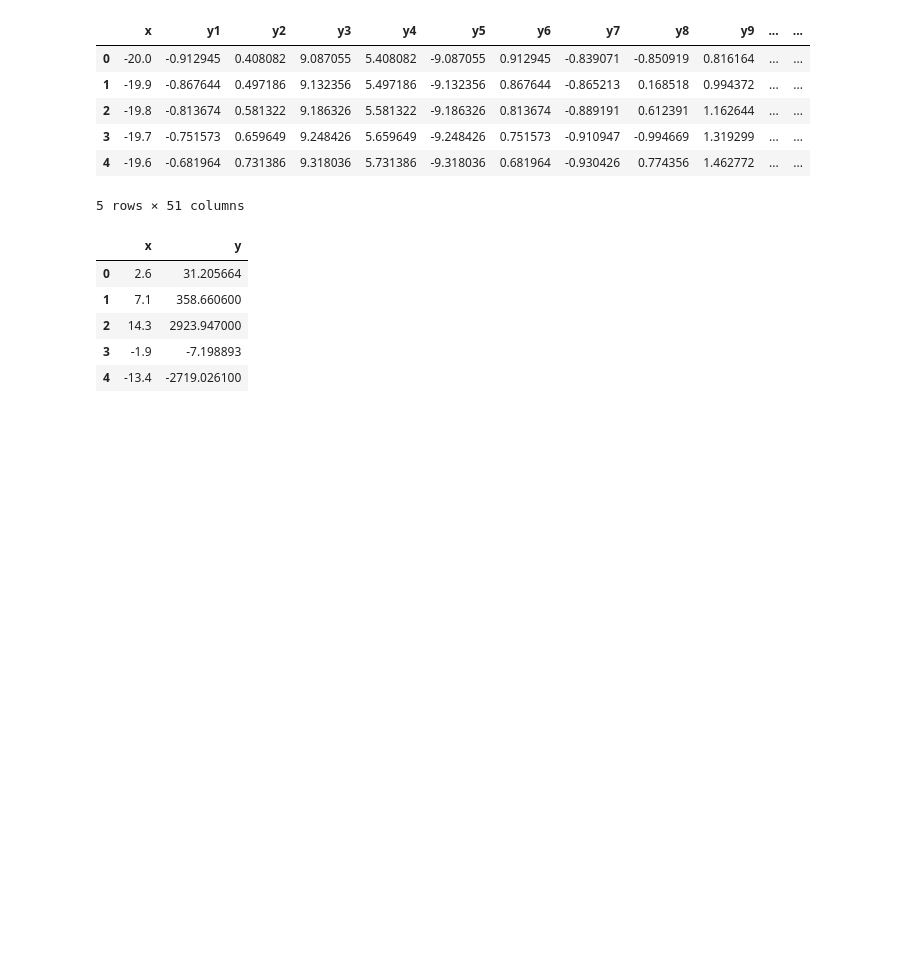
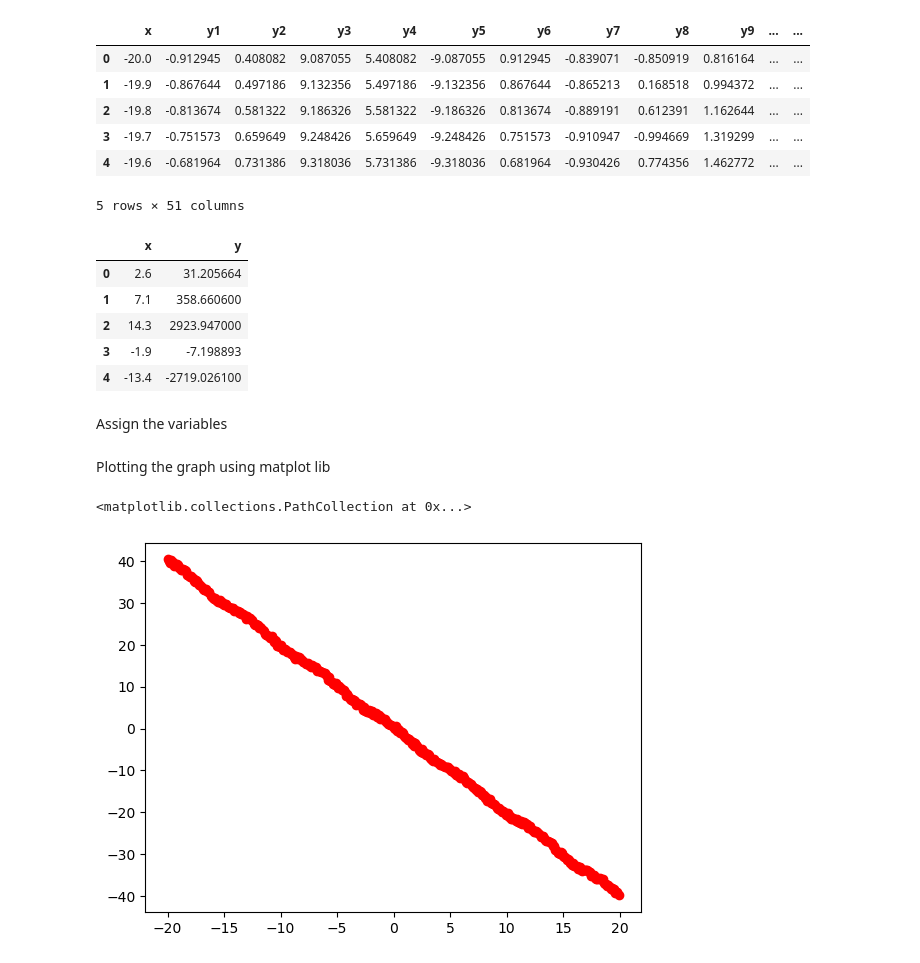
Before and after one commit to samyak9anand/Demo_assignment, a Jupyter notebook: main.ipynb, the cells around one changed output. Drawn from its saved outputs; the diff is of its cells as text; code cells hidden in the pictures; blank space fills up the shorter version.

```diff
--- a/main.ipynb
+++ b/main.ipynb
@@ -46,3 +46,19 @@ test_data_set.head()
 | 2 | 14.3 | 2923.947000 |
 | 3 | -1.9 | -7.198893 |
 | 4 | -13.4 | -2719.026100 |
+# %% [markdown]
+Assign the variables
+# %%
+x_train= train_data_set['x']
+x_ideal= ideal_data_set['x']
+y1_train= train_data_set['y1']
+y2_train= train_data_set['y2']
+y3_train= train_data_set['y3']
+y4_train= train_data_set['y4']
+# %% [markdown]
+Plotting the graph using matplot lib
+# %%
+plt.scatter(x_train,y1_train,color='red')
+# %% [output]
+<matplotlib.collections.PathCollection at 0x...>
+[figure, added]
```
Also changed, not shown: parts of 4 cells of this notebook.
